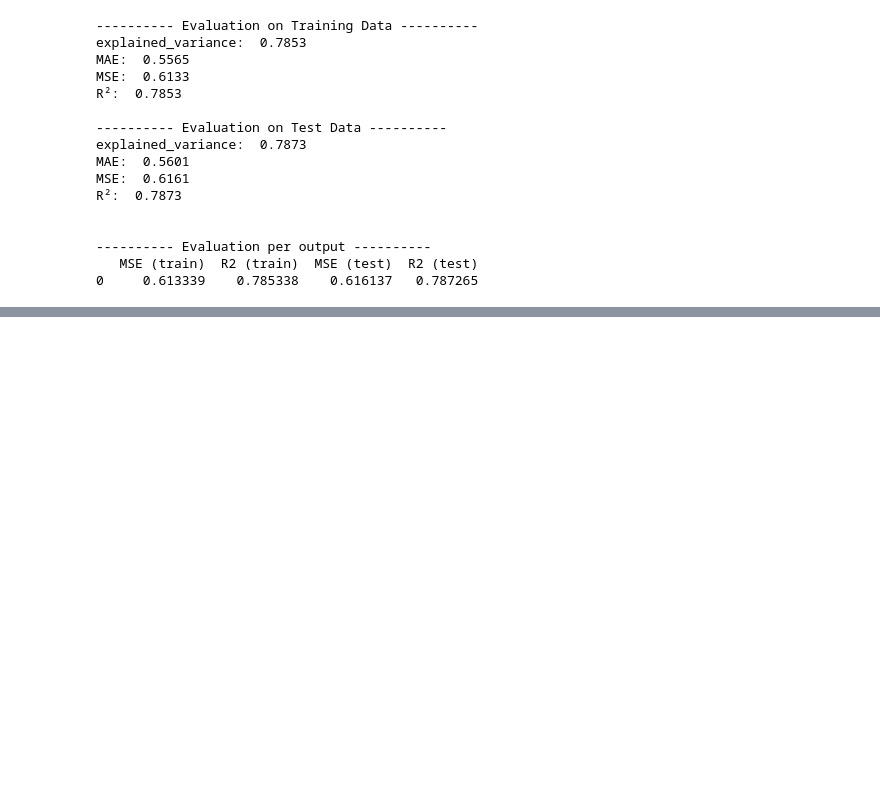
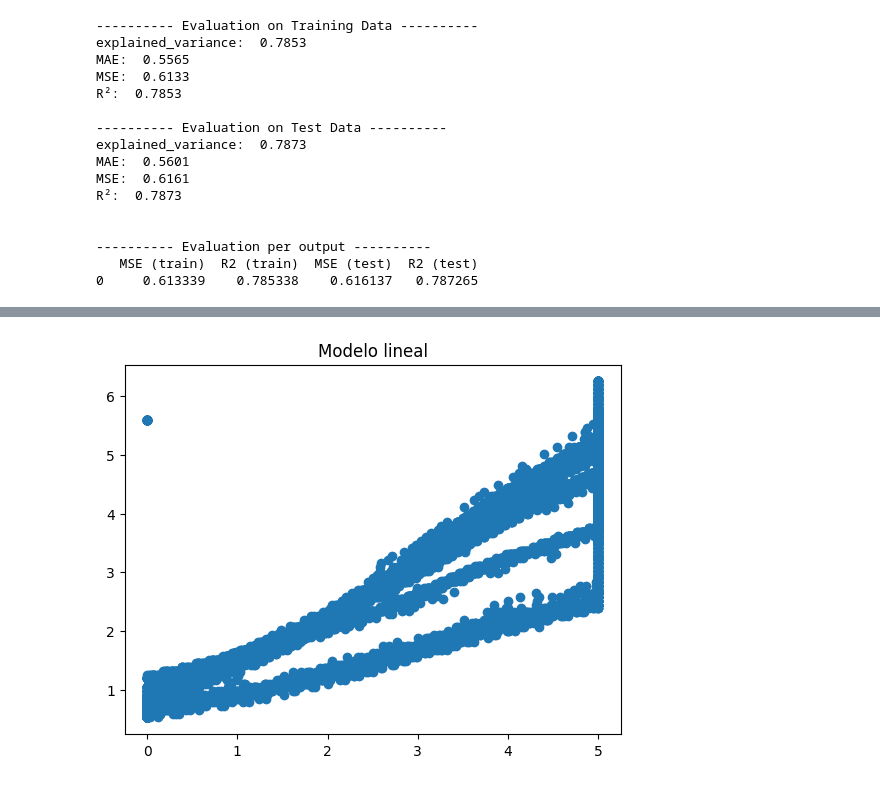
Before and after one commit to jesolisp/Curso-Modelacion-Sistemas-Fisicos, a Jupyter notebook: docs/codes/JESP_Analisis_de_datos.ipynb, the cells around one changed output, grey strips where cells are left out. Saved outputs shown, nothing was run; the diff lists cells and outputs as text; code cells hidden in the pictures; blank space fills up the shorter version.

```diff
--- a/docs/codes/JESP_Analisis_de_datos.ipynb
+++ b/docs/codes/JESP_Analisis_de_datos.ipynb
@@ -160,3 +208,9 @@ R²:  0.7873
 ---------- Evaluation per output ----------
    MSE (train)  R2 (train)  MSE (test)  R2 (test)
 0     0.613339    0.785338    0.616137   0.787265
+# %%
+#scaler = preprocessing.MinMaxScaler(feature_range = (0.1, 0.9))
+#X_pol = PolynomialFeatures(degree=2, include_bias=False).fit_transform(scaler.fit_transform(X))
+X_pol = PolynomialFeatures(degree=2, include_bias=False).fit_transform(X)
+
+X_train_pol, X_test_pol, y_train, y_test = train_test_split(X_pol, y, test_size = 0.30, random_state = 2002)
@@ -162,0 +272,7 @@ R²:  0.7873
+# %%
+plt.figure()
+plt.title('Modelo lineal')
+plt.scatter(y_train, pred_tr)
+plt.show()
+# %% [output]
+[figure, added]
```
Also changed, not shown: parts of 20 cells of this notebook.
